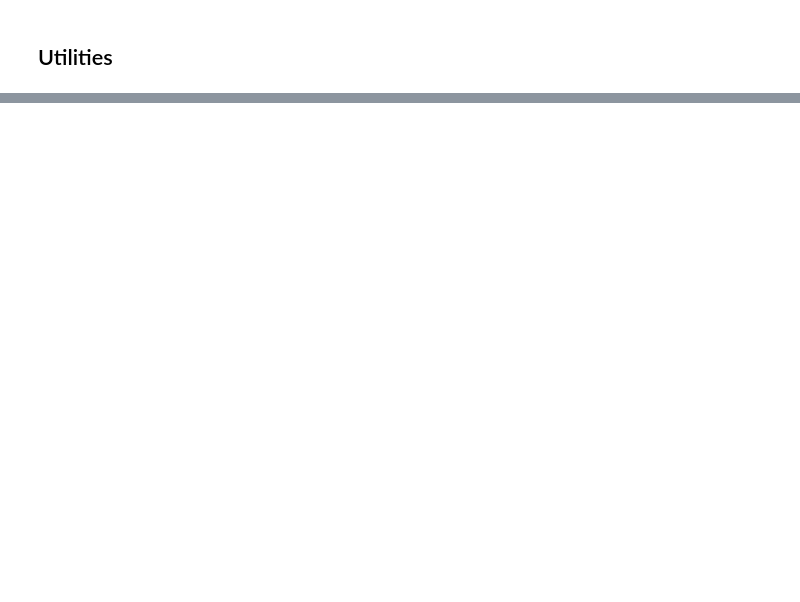
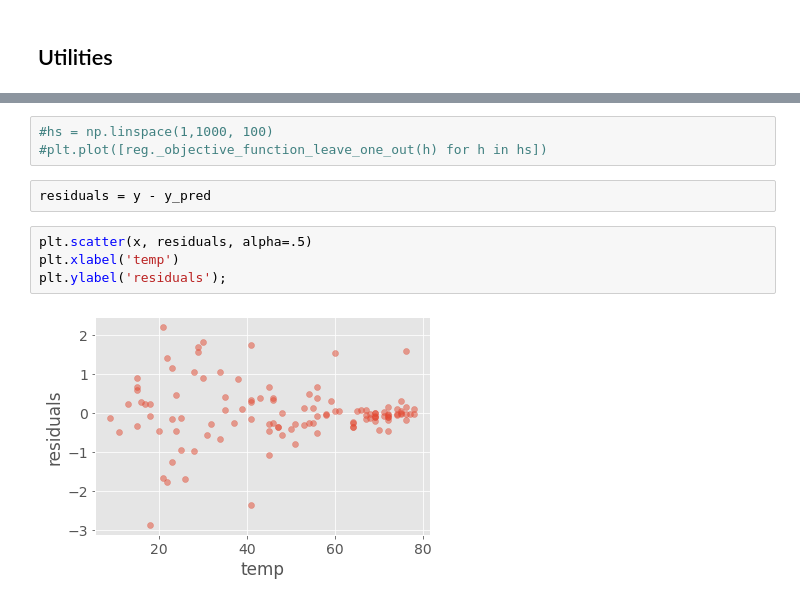
Before and after one commit to JulietteFranque/SDS383D_JF, a Jupyter notebook: exercises-06/notebooks/local_polynomial_regression.ipynb, the cells around one changed output, grey strips where cells are left out. Saved outputs shown, nothing was run; the diff lists cells and outputs as text; blank space fills up the shorter version.

```diff
--- a/exercises-06/notebooks/local_polynomial_regression.ipynb
+++ b/exercises-06/notebooks/local_polynomial_regression.ipynb
@@ -52,0 +54,11 @@ x_data.shape
+# %%
+#hs = np.linspace(1,1000, 100)
+#plt.plot([reg._objective_function_leave_one_out(h) for h in hs])
+# %%
+residuals = y - y_pred
+# %%
+plt.scatter(x, residuals, alpha=.5)
+plt.xlabel('temp')
+plt.ylabel('residuals');
+# %% [output]
+[figure, added]
```
Also changed, not shown: parts of 26 cells of this notebook, 1 other file.
